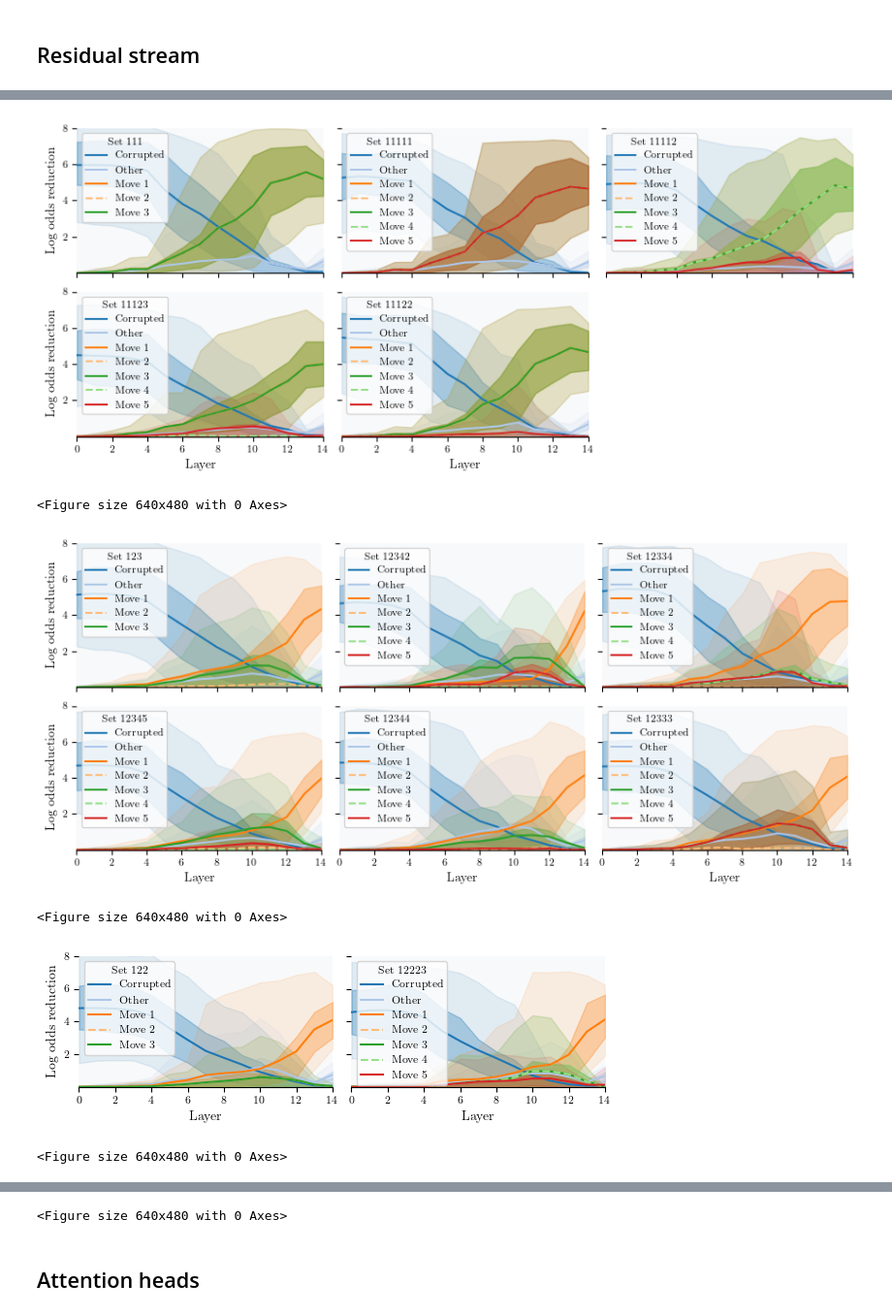
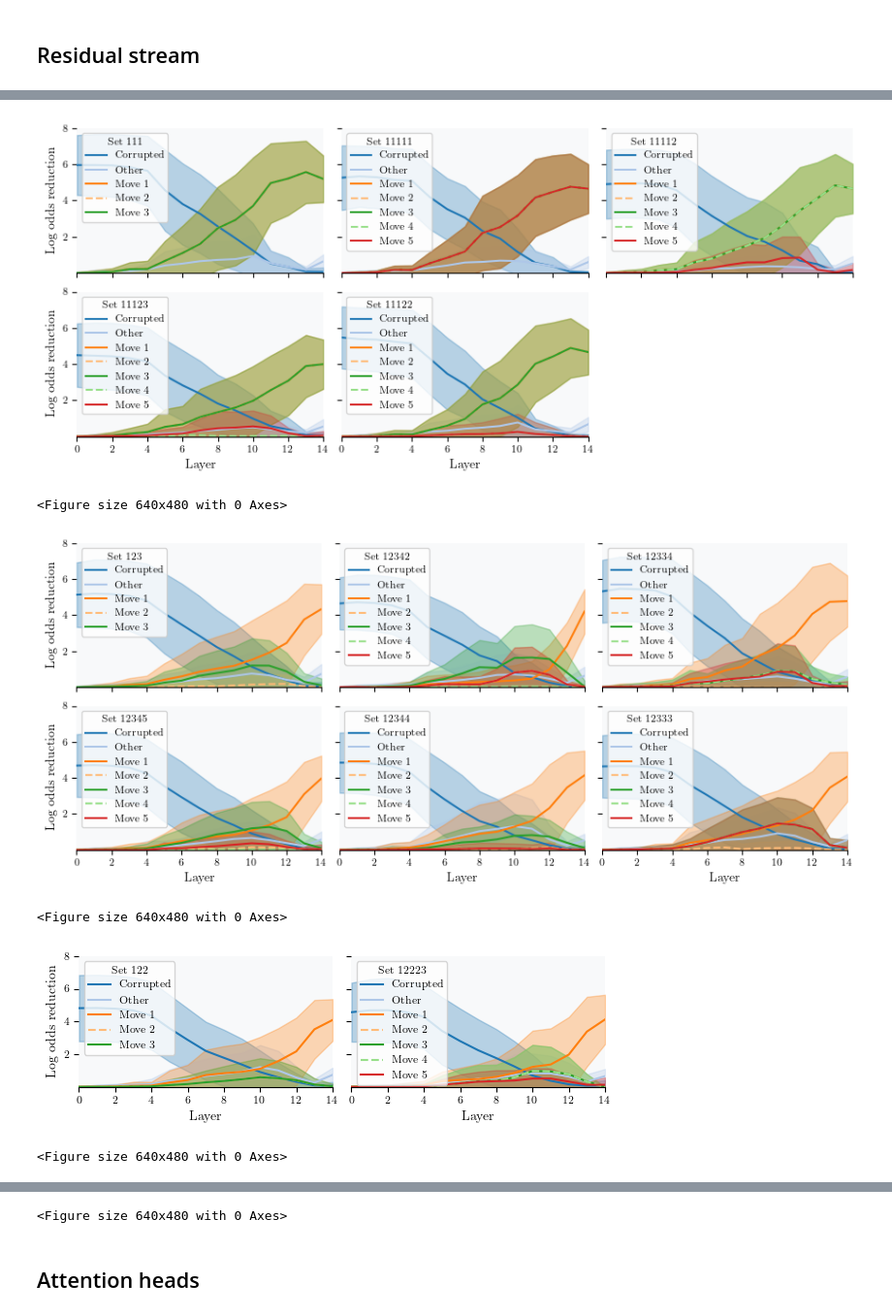
Before and after one commit to diogo-cruz/leela-interp, a Jupyter notebook: paper_figures_tmlr.ipynb, the cells around one changed output, grey strips where cells are left out. Shown at 97% size. Drawn from its saved outputs; the diff is of its cells as text; code cells hidden in the pictures.

```diff
--- a/paper_figures_tmlr.ipynb
+++ b/paper_figures_tmlr.ipynb
@@ -73,20 +74,20 @@ study.plot_residual_effects_grid('n', possibilities, y_max=8, n_cols=2, filename
 # %%
 possibilities = [possibility for possibility in study.get_possibility_list('n', lengths=[5]) if possibility[:3] == '111']
 possibilities = ['111'] + possibilities
-study.plot_residual_effects_grid('n', possibilities, y_max=8, n_cols=3, filename="paper_residual_effects_5_111")
+study.plot_residual_effects_grid('n', possibilities, y_max=8, n_cols=3, filename="paper_residual_effects_5_111", plot_std=True, plot_ci=False)
 possibilities = [possibility for possibility in study.get_possibility_list('n', lengths=[5]) if possibility[:3] == '123']
 possibilities = ['123'] + possibilities
-study.plot_residual_effects_grid('n', possibilities, y_max=8, n_cols=3, filename="paper_residual_effects_5_123")
+study.plot_residual_effects_grid('n', possibilities, y_max=8, n_cols=3, filename="paper_residual_effects_5_123", plot_std=True, plot_ci=False)
 possibilities = [possibility for possibility in study.get_possibility_list('n', lengths=[5]) if possibility[:3] == '122']
 possibilities = ['122'] + possibilities
-study.plot_residual_effects_grid('n', possibilities, y_max=8, n_cols=2, filename="paper_residual_effects_5_122")
+study.plot_residual_effects_grid('n', possibilities, y_max=8, n_cols=2, filename="paper_residual_effects_5_122", plot_std=True, plot_ci=False)
 possibilities = [possibility for possibility in study.get_possibility_list('n', lengths=[5]) if len(set([possibility[0], possibility[2], possibility[4]])) != 3 and possibility[:3] == '112']
 possibilities = ['112'] + possibilities
-study.plot_residual_effects_grid('n', possibilities, y_max=8, n_cols=2, filename="paper_residual_effects_5_112R")
+study.plot_residual_effects_grid('n', possibilities, y_max=8, n_cols=2, filename="paper_residual_effects_5_112R", plot_std=True, plot_ci=False)
 # %% [output]
-[figure, old version]
+[figure, new version]
 <Figure size 640x480 with 0 Axes>
-[figure, old version]
+[figure, new version]
 <Figure size 640x480 with 0 Axes>
-[figure, old version]
+[figure, new version]
 <Figure size 640x480 with 0 Axes>
```
Also changed, not shown: parts of 13 cells of this notebook, 17 other files.
